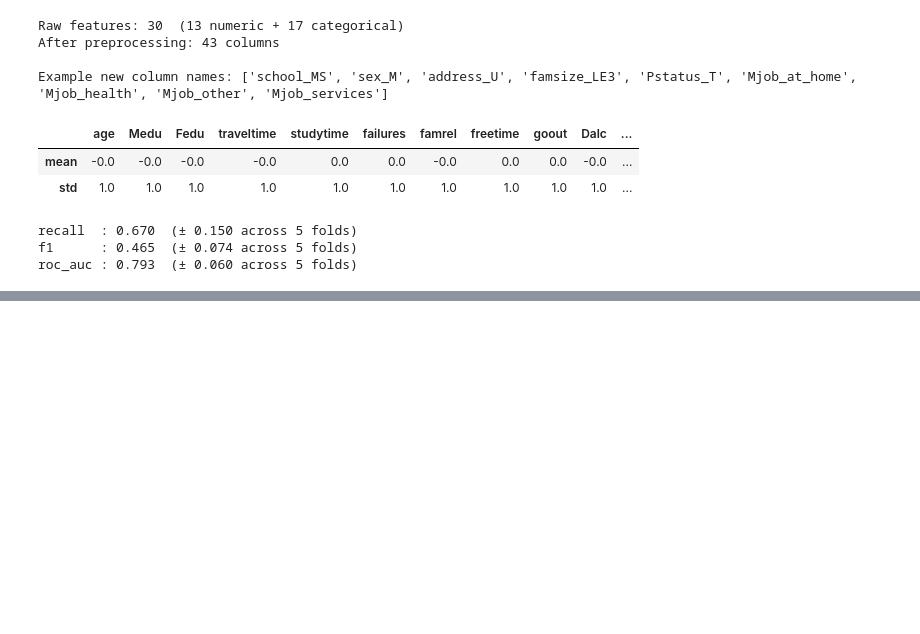
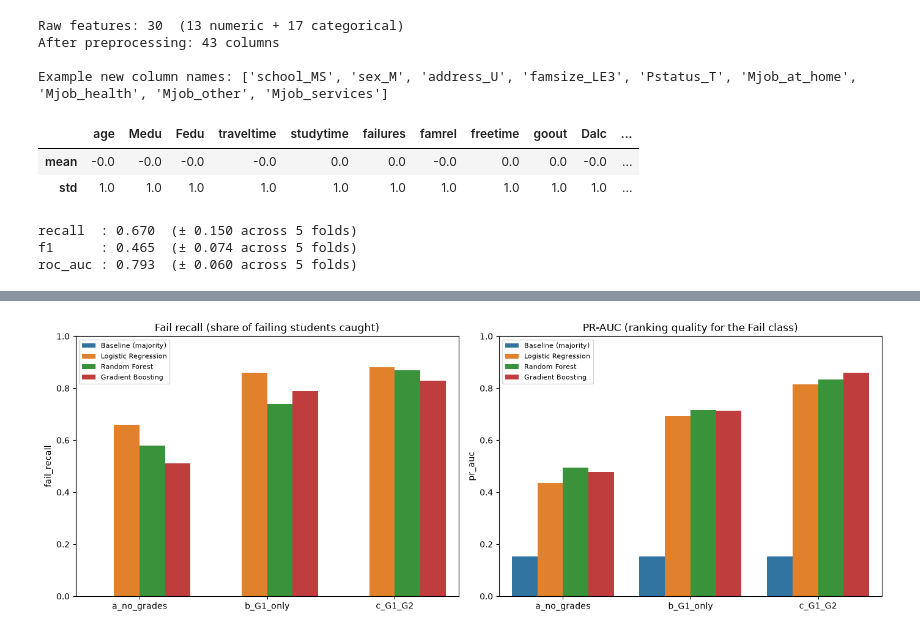
Before and after one commit to abdullahqureshi6687-dotcom/student-early-warning, a Jupyter notebook: notebooks/02_modeling.ipynb, the cells around one changed output, grey strips where cells are left out. Saved outputs shown, nothing was run; the diff lists cells and outputs as text; code cells hidden in the pictures; blank space fills up the shorter version.

```diff
--- a/notebooks/02_modeling.ipynb
+++ b/notebooks/02_modeling.ipynb
@@ -53,3 +53,11 @@ for metric in ["recall", "f1", "roc_auc"]:
 recall  : 0.670  (± 0.150 across 5 folds)
 f1      : 0.465  (± 0.074 across 5 folds)
 roc_auc : 0.793  (± 0.060 across 5 folds)
+# %%
+from src.evaluate import evaluate_all
+
+results = evaluate_all(df)
+
+# Save so later stages (and the README) can use the numbers without re-running
+reports_dir = ROOT / "reports"
+results.to_csv(reports_dir / "cv_results.csv", index=False)
@@ -55,0 +101,18 @@ roc_auc : 0.793  (± 0.060 across 5 folds)
+# %%
+import matplotlib.pyplot as plt
+import seaborn as sns
+from src.config import FIGURES_DIR
+
+fig, axes = plt.subplots(1, 2, figsize=(14, 5), sharey=False)
+for ax, metric, title in zip(axes, ["fail_recall", "pr_auc"],
+                             ["Fail recall (share of failing students caught)",
+                              "PR-AUC (ranking quality for the Fail class)"]):
+    sns.barplot(data=results, x="scenario", y=metric, hue="model", ax=ax)
+    ax.set_title(title); ax.set_xlabel(""); ax.set_ylim(0, 1)
+    ax.legend(fontsize=8, loc="upper left")
+
+plt.tight_layout()
+plt.savefig(FIGURES_DIR / "08_model_comparison.png", dpi=150)
+plt.show()
+# %% [output]
+[figure, added]
```
Also changed, not shown: parts of 3 cells of this notebook, 6 other files.
